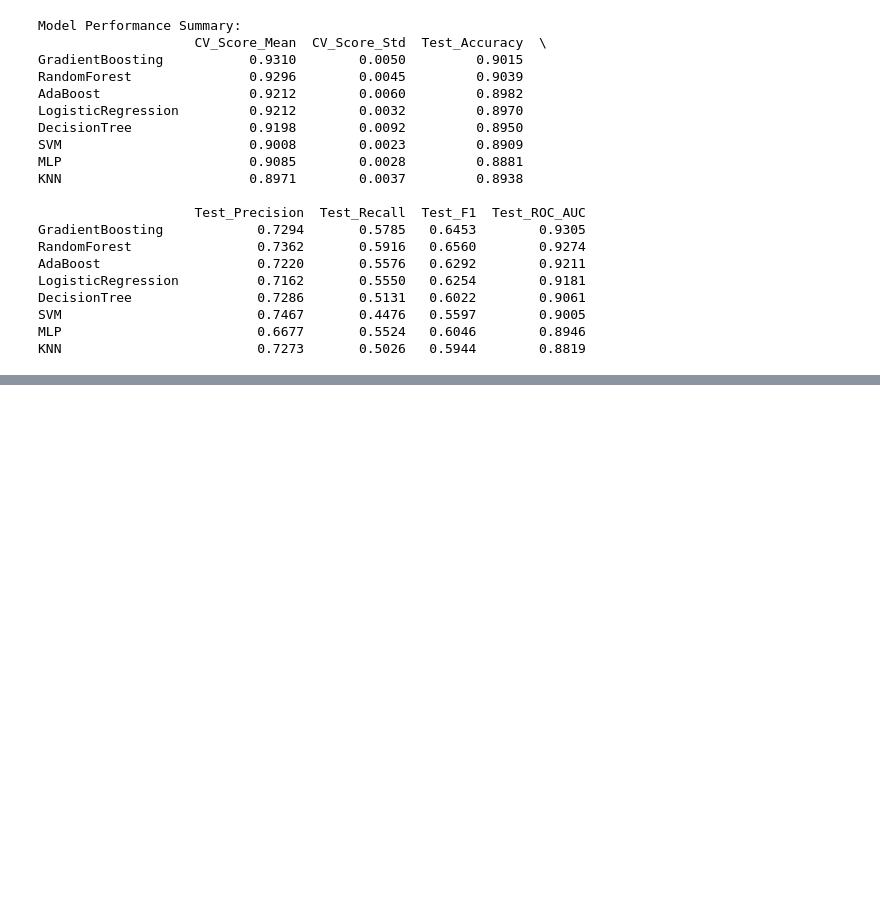
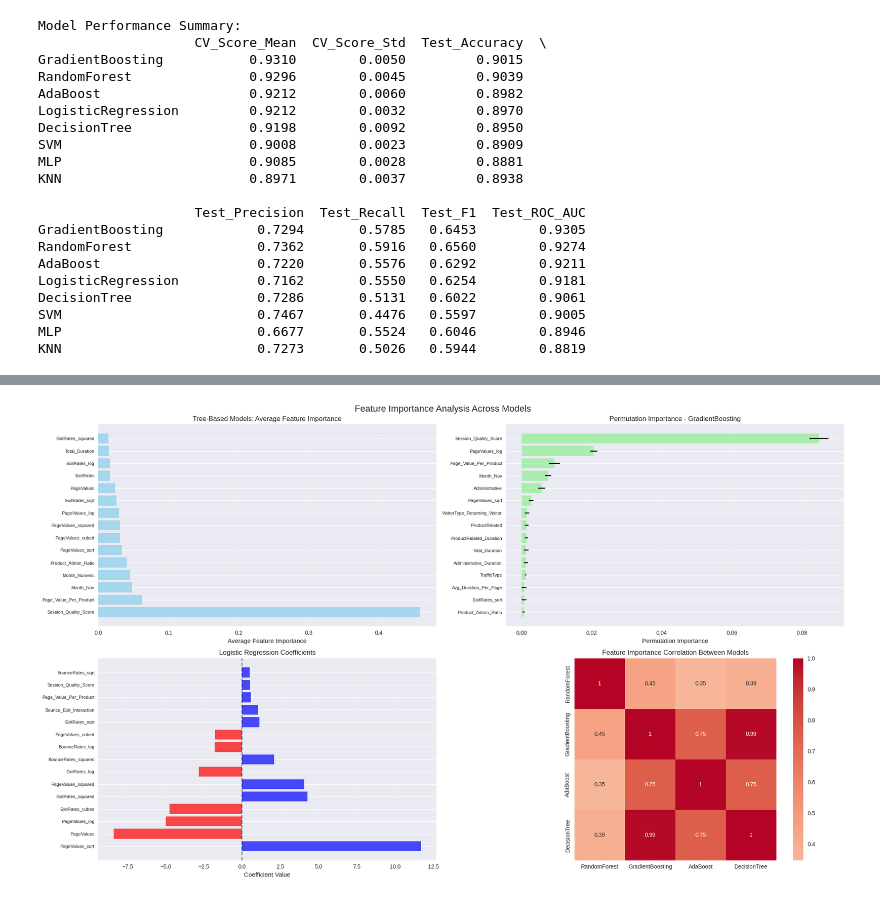
Before and after one commit to lucks-13/E-commerce-Customer-Purchase-Prediction, a Jupyter notebook: code.ipynb, the cells around one changed output, grey strips where cells are left out. Drawn from its saved outputs; the diff is of its cells as text; code cells hidden in the pictures; blank space fills up the shorter version.

Commit message:
Feature Importance and Model Interpretability

```diff
--- a/code.ipynb
+++ b/code.ipynb
@@ -830,0 +833,91 @@ KNN                         0.7273       0.5026   0.5944        0.8819
+# %%
+def analyze_feature_importance(best_models, X_train, y_train, feature_names):
+    importance_results = {}
+
+    fig, axes = plt.subplots(2, 2, figsize=(20, 12))
+    fig.suptitle('Feature Importance Analysis Across Models', fontsize=16, y=0.98)
+
+    tree_models = ['RandomForest', 'GradientBoosting', 'AdaBoost', 'DecisionTree']
+    tree_importances = {}
+
+    for model_name in tree_models:
+        if model_name in best_models and hasattr(best_models[model_name], 'feature_importances_'):
+            importances = best_models[model_name].feature_importances_
+            tree_importances[model_name] = importances
+
+    if tree_importances:
+        importance_df = pd.DataFrame(tree_importances, index=feature_names)
+        importance_df = importance_df.fillna(0)
+
+        avg_importance = importance_df.mean(axis=1).sort_values(ascending=False)[:15]
+        axes[0, 0].barh(range(len(avg_importance)), avg_importance.values, color='skyblue', alpha=0.7)
+        axes[0, 0].set_yticks(range(len(avg_importance)))
+        axes[0, 0].set_yticklabels(avg_importance.index, fontsize=8)
+        axes[0, 0].set_xlabel('Average Feature Importance')
+        axes[0, 0].set_title('Tree-Based Models: Average Feature Importance')
+        axes[0, 0].grid(True, alpha=0.3, axis='x')
+
+        importance_results['tree_based'] = avg_importance
+
+    best_model_name = evaluation_report.index[0]
+    best_model = best_models[best_model_name]
+
+    perm_importance = permutation_importance(best_model, X_train, y_train,
+                                           n_repeats=10, random_state=42, n_jobs=-1)
+
+    perm_importance_mean = perm_importance.importances_mean
+    perm_importance_std = perm_importance.importances_std
+
+    indices = np.argsort(perm_importance_mean)[-15:]
+    top_features = [feature_names[i] for i in indices]
+    top_importance = perm_importance_mean[indices]
+    top_std = perm_importance_std[indices]
+
+    axes[0, 1].barh(range(len(top_features)), top_importance, xerr=top_std,
+                   color='lightgreen', alpha=0.7, capsize=3)
+    axes[0, 1].set_yticks(range(len(top_features)))
+    axes[0, 1].set_yticklabels(top_features, fontsize=8)
+    axes[0, 1].set_xlabel('Permutation Importance')
+    axes[0, 1].set_title(f'Permutation Importance - {best_model_name}')
+    axes[0, 1].grid(True, alpha=0.3, axis='x')
+
+    importance_results['permutation'] = dict(zip(top_features, top_importance))
+
+    if 'LogisticRegression' in best_models:
+        lr_model = best_models['LogisticRegression']
+        coefficients = lr_model.coef_[0]
+
+        coef_df = pd.DataFrame({'feature': feature_names, 'coefficient': coefficients})
+        coef_df['abs_coef'] = np.abs(coef_df['coefficient'])
+        top_coef = coef_df.nlargest(15, 'abs_coef')
+
+        colors = ['red' if x < 0 else 'blue' for x in top_coef['coefficient']]
+        axes[1, 0].barh(range(len(top_coef)), top_coef['coefficient'], color=colors, alpha=0.7)
+        axes[1, 0].set_yticks(range(len(top_coef)))
+        axes[1, 0].set_yticklabels(top_coef['feature'], fontsize=8)
+        axes[1, 0].set_xlabel('Coefficient Value')
+        axes[1, 0].set_title('Logistic Regression Coefficients')
+        axes[1, 0].axvline(x=0, color='black', linestyle='--', alpha=0.5)
+        axes[1, 0].grid(True, alpha=0.3, axis='x')
+
+        importance_results['logistic_coefficients'] = dict(zip(top_coef['feature'], top_coef['coefficient']))
+
+    if len(tree_importances) > 1:
+        importance_corr = importance_df.corr()
+        sns.heatmap(importance_corr, annot=True, cmap='coolwarm', center=0,
+                   square=True, ax=axes[1, 1])
+        axes[1, 1].set_title('Feature Importance Correlation Between Models')
+    else:
+        axes[1, 1].axis('off')
+
+    plt.tight_layout()
+    plt.show()
+
+    return importance_results
+
+feature_importance_analysis = analyze_feature_importance(best_models,
+                                                        scaled_data['StandardScaler']['X_train'],
+                                                        y_train,
+                                                        X.columns.tolist())
+# %% [output]
+[figure, added]
```
Also changed, not shown: parts of 1 cell of this notebook.
